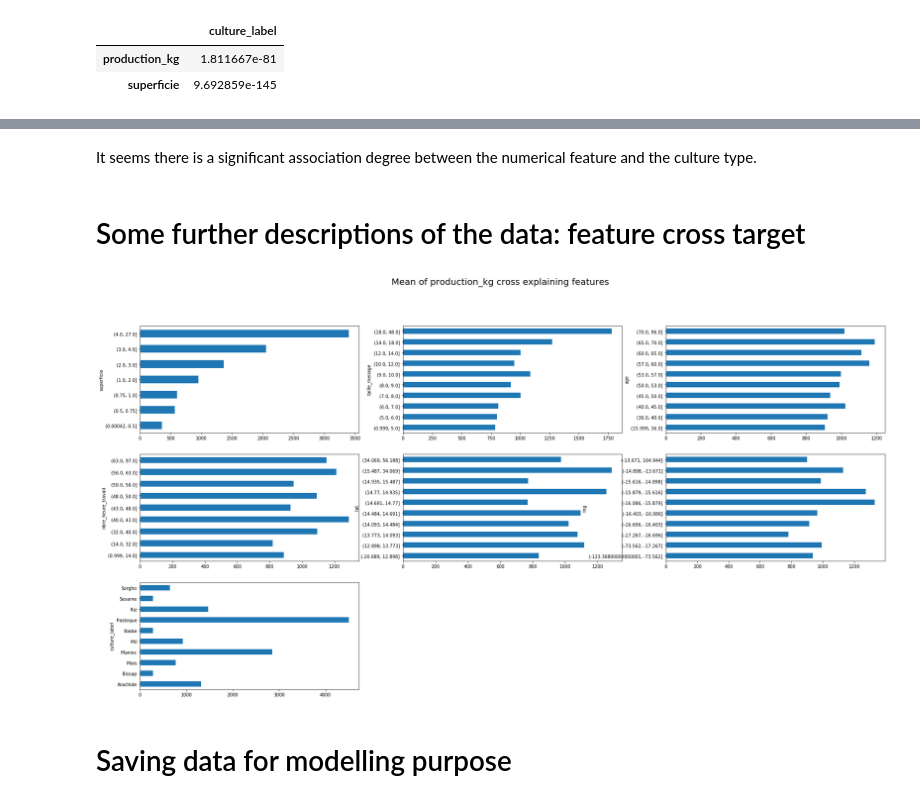
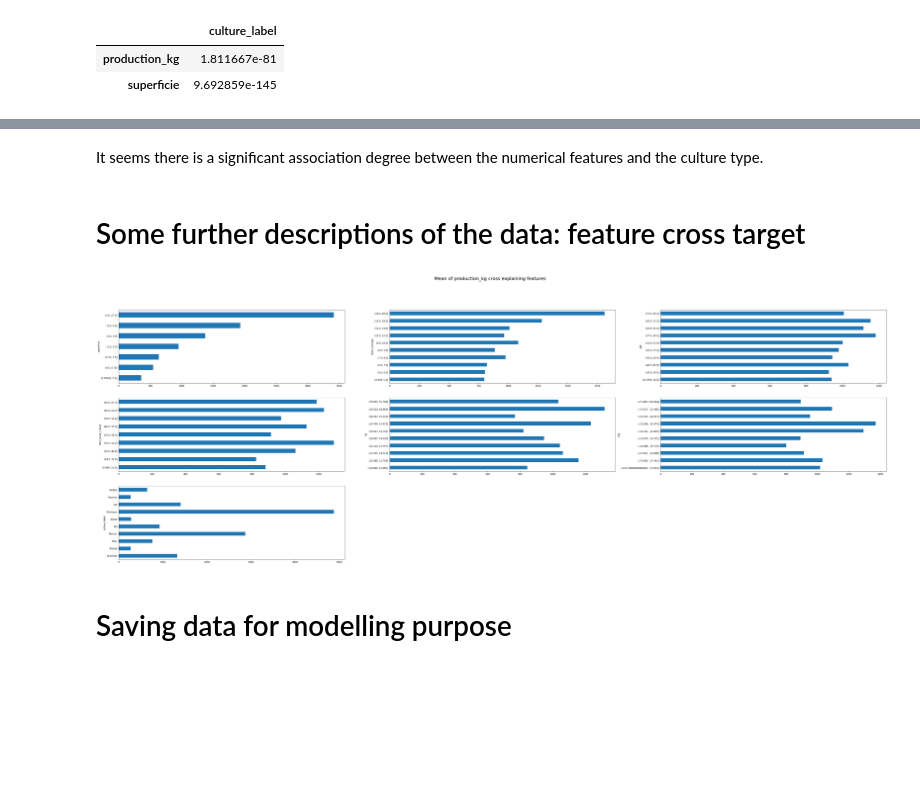
Before and after one commit to geosarr/agriculture-Senegal, a Jupyter notebook: data_exploration.ipynb, the cells around one changed output, grey strips where cells are left out. Saved outputs shown, nothing was run; the diff lists cells and outputs as text; code cells hidden in the pictures; blank space fills up the shorter version.

```diff
--- a/data_exploration.ipynb
+++ b/data_exploration.ipynb
@@ -126,14 +126,14 @@ plot_association(pvalue, "p values from ANOVA f one way test",  vmin=0, vmax=10*
 # %% [markdown]
-It seems there is a significant association degree between the numerical feature and the culture type.
+It seems there is a significant association degree between the numerical features and the culture type.
 # %% [markdown]
 # Some further descriptions of the data: feature cross target
 # %%
 num_features=list(data.drop(columns=["id_men", "log_production_kg","culture_label", "production_kg"]).columns)
 plot_feature_cross_target(data, num_feat=num_features, \
                           target="production_kg", cat_feat=["culture_label"],\
-                         figsize=(30,15), n_col=3, fontsize=20)
+                         figsize=(60,20), n_col=3, fontsize=20)
 # %% [output]
-[figure, old version]
+[figure, new version]
 # %% [markdown]
 # Saving data for modelling purpose
 # %%
```
Also changed, not shown: parts of 4 cells of this notebook, 5 other files.
